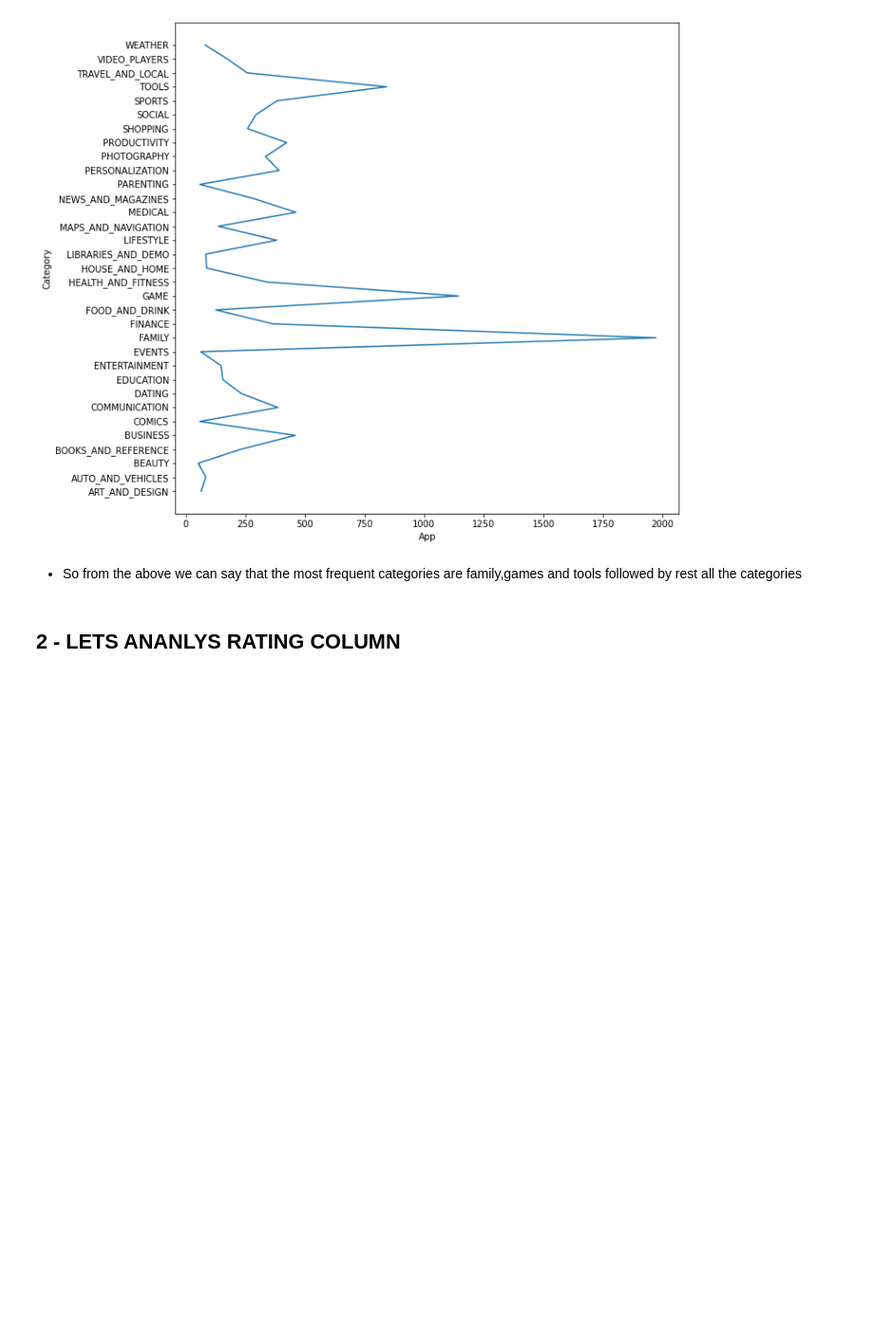
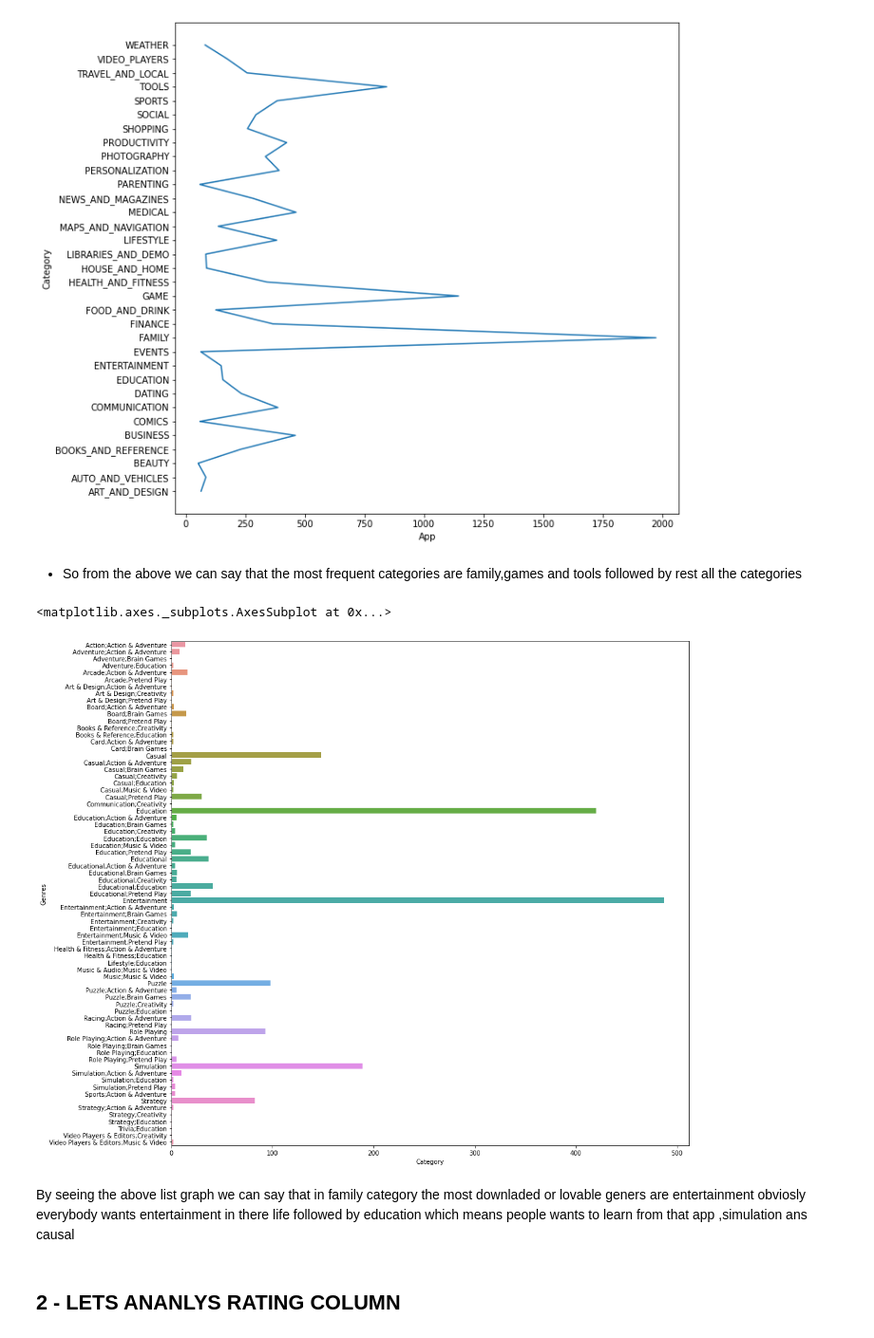
Before and after one commit to abhi-shek-solanki/play-store-data-analysis, a Jupyter notebook: 1stcapston_project_Play_Store_App_Review_Analysis_solution_Capstone_Project.ipynb, the cells around one changed output. Shown at 95% size. Saved outputs shown, nothing was run; the diff lists cells and outputs as text; code cells hidden in the pictures; blank space fills up the shorter version.

```diff
--- a/1stcapston_project_Play_Store_App_Review_Analysis_solution_Capstone_Project.ipynb
+++ b/1stcapston_project_Play_Store_App_Review_Analysis_solution_Capstone_Project.ipynb
@@ -102,6 +102,17 @@ plt.show()
 
 
 *   So from the above we can say that the most frequent categories are family,games and tools followed by rest all the categories
+# %%
+# lets check which is the most favourite category in family
+family = play_store_data[(play_store_data["Category"] == "FAMILY")]
+family_geners = family.groupby("Genres")["Category"].count()
+plt.rcParams['figure.figsize'] = (15, 15)    # setting up the figure size of our data so all the things gets easily visible
+sns.barplot(x=family_geners, y=family_geners.index, data=play_store_data)
+# %% [output]
+<matplotlib.axes._subplots.AxesSubplot at 0x...>
+[figure, added]
+# %% [markdown]
+By seeing the above list graph we can say that in family category the most downladed or lovable geners are entertainment obviosly everybody wants entertainment in there life followed by education which means people wants to learn from that app ,simulation ans causal
 # %% [markdown]
 ## 2 - LETS ANANLYS RATING COLUMN
 # %%
```
